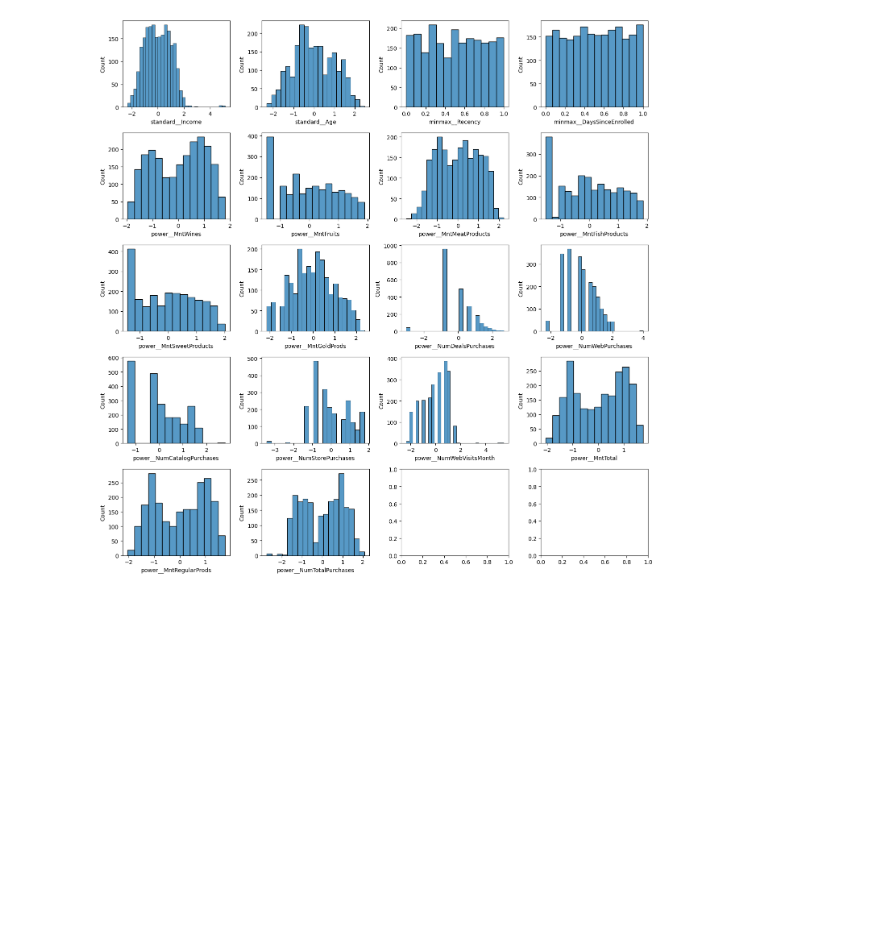
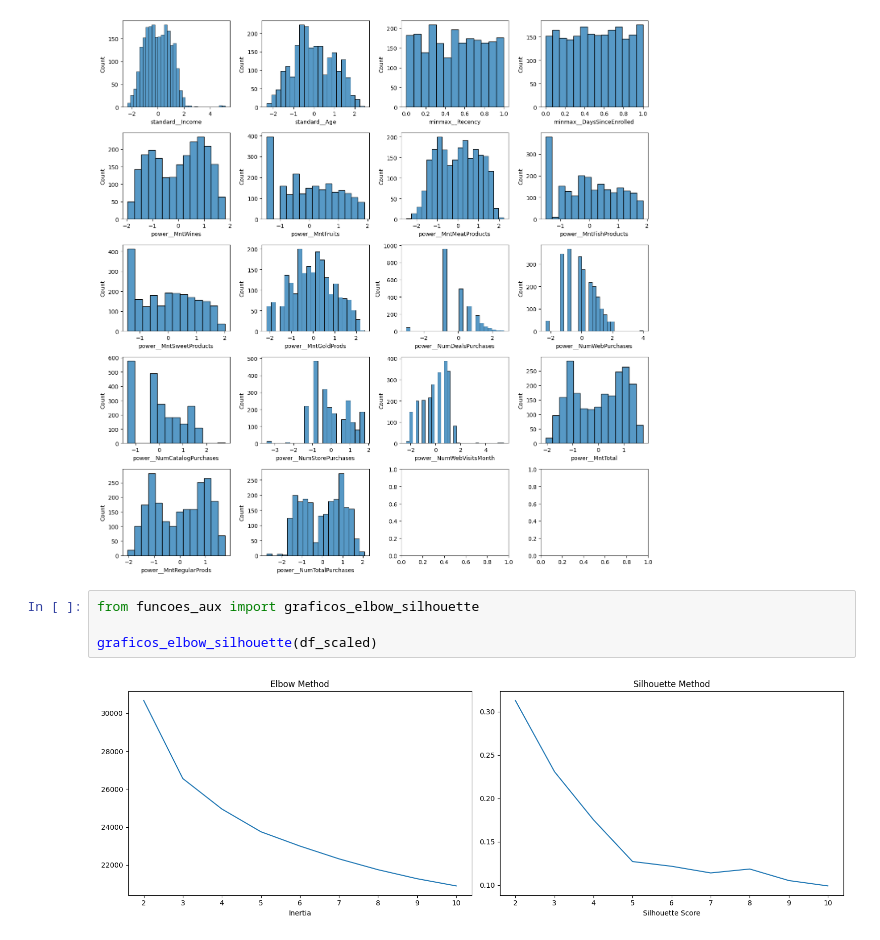
Before and after one commit to BraulioHermanson/IFOOD_2020, a Jupyter notebook: notebook/02_clustering.ipynb, the cells around one changed output. Cells and saved outputs as stored; diff of their text form; blank space fills up the shorter version.

```diff
--- a/notebook/02_clustering.ipynb
+++ b/notebook/02_clustering.ipynb
@@ -182,3 +182,9 @@ for ax, feature in zip(axs.flatten(), scaled_columns_not_one_hot):
 plt.show();
 # %% [output]
 [figure]
+# %%
+from funcoes_aux import graficos_elbow_silhouette
+
+graficos_elbow_silhouette(df_scaled)
+# %% [output]
+[figure, added]
```
Also changed, not shown: parts of 4 cells of this notebook, 4 other files.
